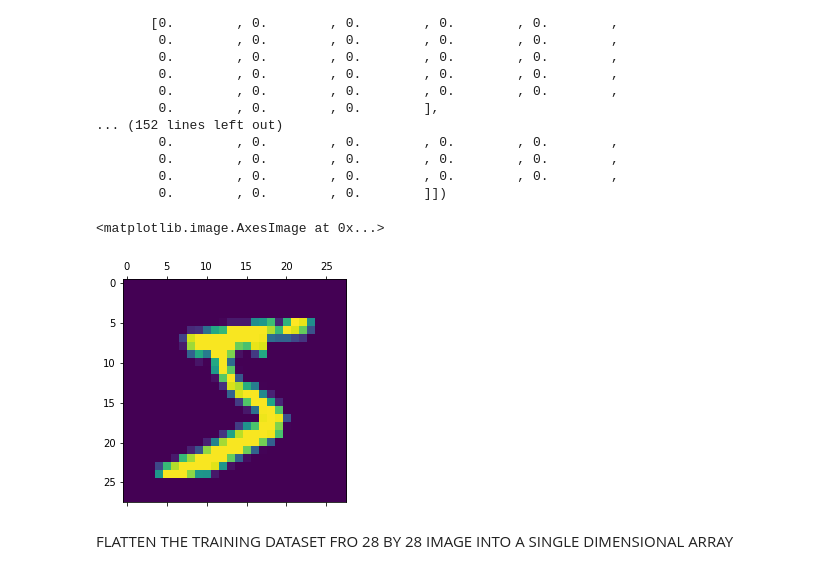
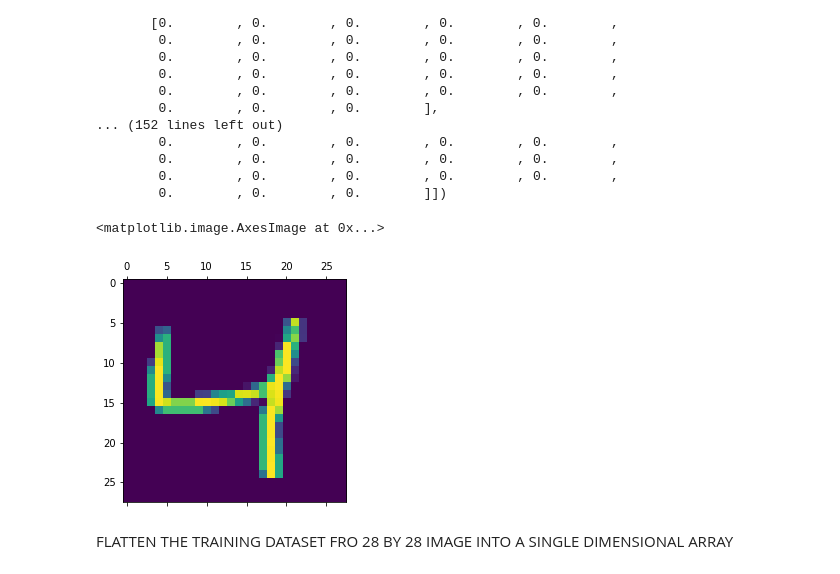
Before and after one commit to aboualiee/Handwritten-Digits-Classification-Neural-Network, a Jupyter notebook: notebook.ipynb, the cells around one changed output. Saved outputs shown, nothing was run; the diff lists cells and outputs as text; code cells hidden in the pictures.

```diff
--- a/notebook.ipynb
+++ b/notebook.ipynb
@@ -40,9 +40,9 @@ array([[0.        , 0.        , 0.        , 0.        , 0.        ,
         0.        , 0.        , 0.        , 0.        , 0.        ,
         0.        , 0.        , 0.        ]])
 # %%
-plt.matshow(x_train[0])
+plt.matshow(x_train[2])
 # %% [output]
 <matplotlib.image.AxesImage at 0x...>
-[figure, old version]
+[figure, new version]
 # %% [markdown]
 FLATTEN THE TRAINING DATASET FRO 28 BY 28 IMAGE INTO A SINGLE DIMENSIONAL ARRAY
```
Also changed, not shown: parts of 28 cells of this notebook.
